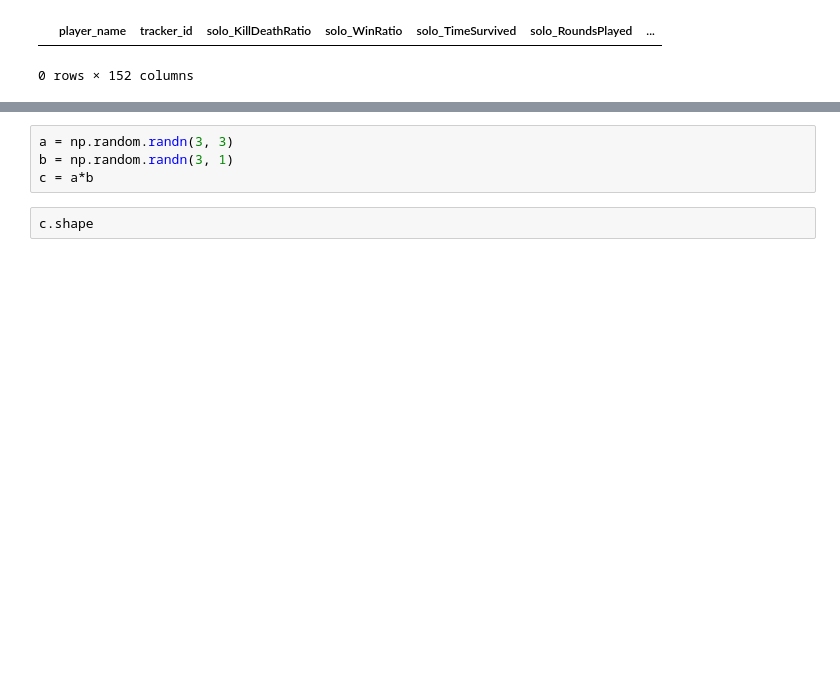
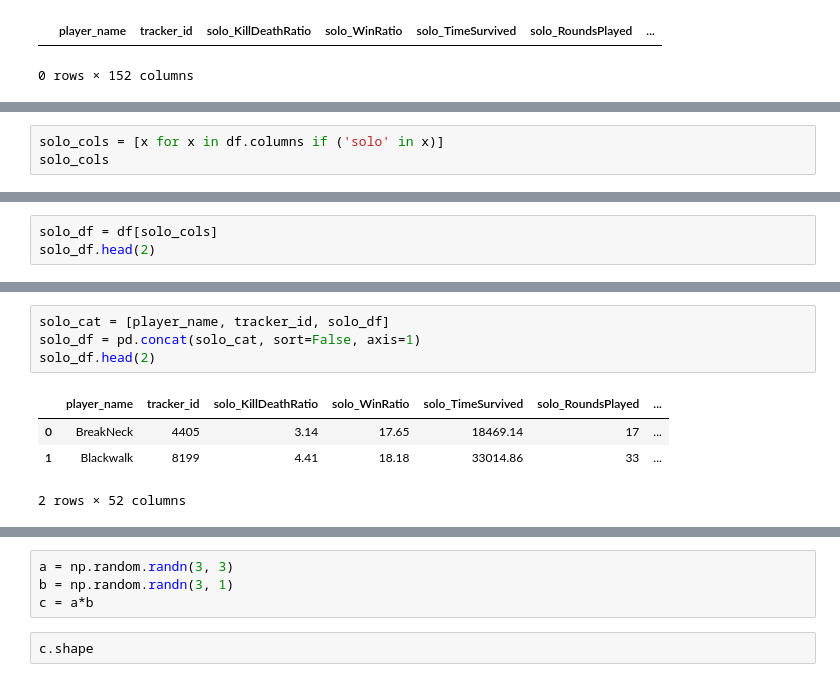
Before and after one commit to rms-sth/way_to_datascience_and_machine_learning, a Jupyter notebook: projects/pubgplayerstats/PUBG data analysis.ipynb, the cells around one changed output, grey strips where cells are left out. Drawn from its saved outputs; the diff is of its cells as text; blank space fills up the shorter version.

```diff
--- a/projects/pubgplayerstats/PUBG data analysis.ipynb
+++ b/projects/pubgplayerstats/PUBG data analysis.ipynb
@@ -231,0 +214,3 @@ Length: 152, dtype: int64
+# %%
+solo_cols = [x for x in df.columns if ('solo' in x)]
+solo_cols
@@ -231,0 +240,3 @@ Length: 152, dtype: int64
+# %%
+solo_df = df[solo_cols]
+solo_df.head(2)
@@ -231,0 +271,9 @@ Length: 152, dtype: int64
+# %%
+solo_cat = [player_name, tracker_id, solo_df]
+solo_df = pd.concat(solo_cat, sort=False, axis=1)
+solo_df.head(2)
+# %% [output]
+|  | player_name | tracker_id | solo_KillDeathRatio | solo_WinRatio | solo_TimeSurvived | solo_RoundsPlayed | ... |
+| 0 | BreakNeck | 4405 | 3.14 | 17.65 | 18469.14 | 17 | ... |
+| 1 | Blackwalk | 8199 | 4.41 | 18.18 | 33014.86 | 33 | ... |
+2 rows × 52 columns
```
Also changed, not shown: parts of 41 cells of this notebook, 1 other file.
